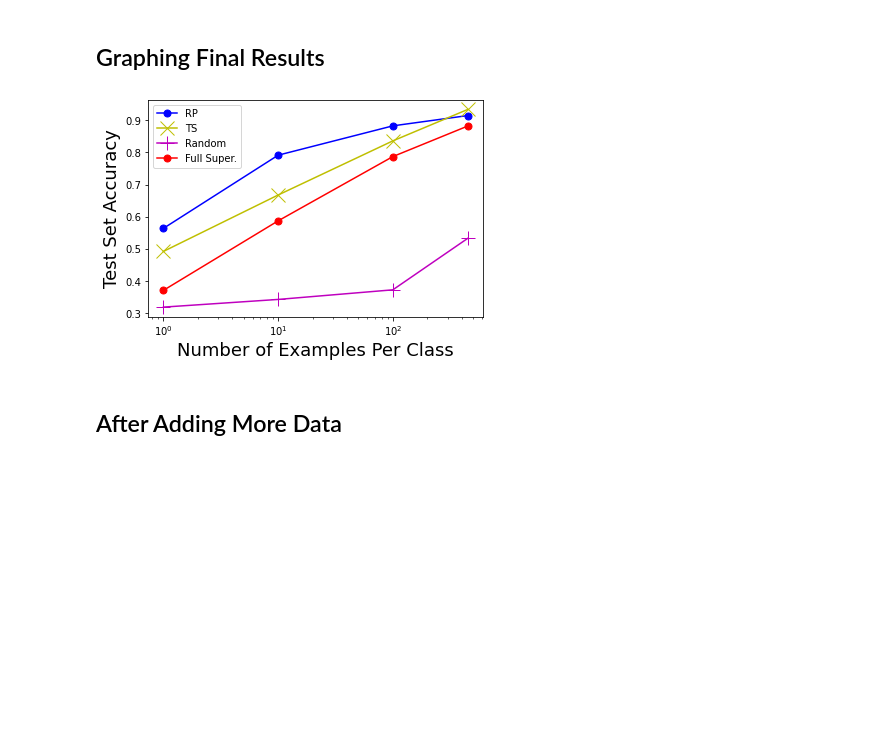
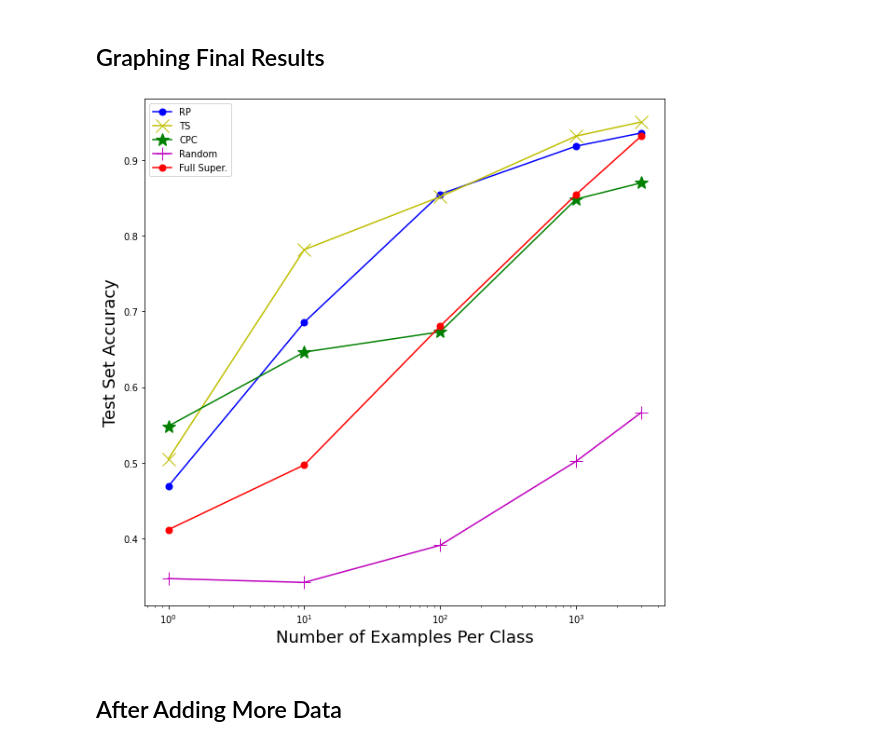
Before and after one commit to jstranne/mouse_self_supervision, a Jupyter notebook: Graphing_Data.ipynb, the cells around one changed output. Drawn from its saved outputs; the diff is of its cells as text; code cells hidden in the pictures; blank space fills up the shorter version.

Commit message:
finished graphing preliminary results

```diff
--- a/Graphing_Data.ipynb
+++ b/Graphing_Data.ipynb
@@ -8,18 +3,29 @@ full_sup = [0.3706521739130435, 0.5869565217391305, 0.7869565217391304, 0.882065
+# %%
+rp = [0.4689810606060606, 0.6855946969696969, 0.8547765151515151, 0.9181893939393939, 0.935465909090909]
+ts = [0.5050075757575757, 0.7815037878787878, 0.8513484848484849, 0.9314886363636363, 0.9500113636363636]
+cpc = [0.5484583333333334, 0.6462386363636364, 0.6729166666666668, 0.8481856060606059, 0.8696249999999999]
+
+ramdom_weights = [0.3471666666666667, 0.34206060606060606, 0.3911098484848485, 0.5020492424242424, 0.5661893939393939]
+full_sup = [0.41169696969696973, 0.4972234848484849, 0.6805530303030303, 0.854409090909091, 0.9312083333333334]
+All3_combined = [0.6547992424242424, 0.8585719696969697, 0.9048257575757577, 0.938746212121212, 0.9544659090909091]
 # %%
 %matplotlib inline
 from matplotlib import pyplot as plt
-xvals = [1, 10, 100, 450] #the 2000 is kinda bs, fix this
+
+plt.figure(num=None, figsize=(10, 10))
+
+xvals = [1, 10, 100, 1000, 3000] #the 2000 is kinda bs, fix this
 plt.semilogx(xvals, rp, 'b.-', label="RP", markersize=14)
 plt.semilogx(xvals, ts, 'yx-', label="TS", markersize=14)
-# plt.semilogx(xvals, cpc, 'g*-', label="CPC", markersize=14)
+plt.semilogx(xvals, cpc, 'g*-', label="CPC", markersize=14)
 plt.semilogx(xvals, ramdom_weights, 'm+-', label="Random", markersize=14)
 plt.semilogx(xvals, full_sup, 'r.-', label="Full Super.", markersize=14)
 
 plt.legend()
 plt.xlabel("Number of Examples Per Class", fontsize=18)
 plt.ylabel("Test Set Accuracy", fontsize=18)
 plt.show()
 # %% [output]
-[figure, old version]
+[figure, new version]
 # %% [markdown]
 ## After Adding More Data
```
Also changed, not shown: parts of 8 cells of this notebook, 6 other files.
